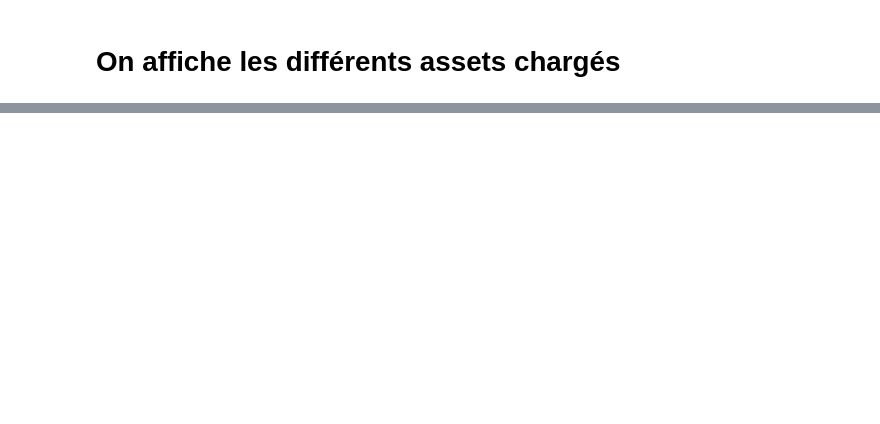
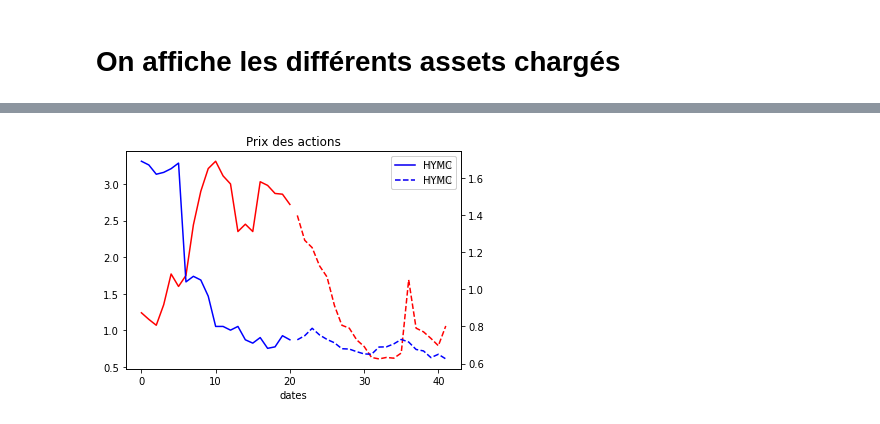
Before and after one commit to FinancialForecastingProject/Prediction, a Jupyter notebook: Notebook.ipynb, the cells around one changed output, grey strips where cells are left out. Drawn from its saved outputs; the diff is of its cells as text; code cells hidden in the pictures; blank space fills up the shorter version.

```diff
--- a/Notebook.ipynb
+++ b/Notebook.ipynb
@@ -13,7 +13,7 @@ class ChartCollectorAPI():
 
     def get_chart(self,symbol:str,charts:List[str]=None,range:str="1mo") -> list:
 
-        apiKeys = [{'x-api-key': "x0lGuGoAQMvr9Uweu7y62z0TwB0rHIx8eSxPwsV4"},{'x-api-key': "mTd2MNVwEe3WFgj5PQ66Tbpq0CyeP8Q7ESjpmYZ2"}]
+        apiKeys = [{'x-api-key': "LgEsoJrl6o6my9g46Xk3y5hYcEEZJyhA3aknepFP"},{'x-api-key': "x0lGuGoAQMvr9Uweu7y62z0TwB0rHIx8eSxPwsV4"},{'x-api-key': "mTd2MNVwEe3WFgj5PQ66Tbpq0CyeP8Q7ESjpmYZ2"},]
 
         for apiKey in apiKeys:
             print(f"API Key used :{apiKey}")
@@ -78,7 +78,7 @@ class ChartCollectorAPI():
 
 
 
-        chart_reference = [value['close'] for value in charts[actif_reference]] #Recup prix de cloture
+        chart_reference_datas = [value['close'] for value in charts[actif_reference]] #Recup prix de cloture
 
 
         # Les données mensuelles sont de taille 21 normalement
@@ -87,10 +87,10 @@ class ChartCollectorAPI():
         date_reference = charts[actif_reference][-data_length*2]['date'] #Recup la première date du graphique reference (WIP)
 
         # Le graphique de reference correspond a l'avant dernier mois (les 21 jours en commencant il y a 42 jours)
-        chart_reference = chart_reference[-data_length*2:-data_length]
+        chart_reference = chart_reference_datas[-data_length*2:-data_length]
 
         # Les données correspondant à ce qu'il s'est passé après soit les 21 derniers jours
-        chart_reference_current_data = chart_reference[-data_length:]
+        chart_reference_current_data = chart_reference_datas[-data_length:]
 
         # On le compare aux autres graphiques
         for actif_comparaison in charts:
@@ -393,4 +390,4 @@ for asset in Analysis.charts:
 # %%
-Analysis.predict("PDD")
+Analysis.predict("MULN")
 Analysis.plot_prediction()
 # %% [output]
@@ -397,0 +397 @@ KeyError: 'PDD'
+[figure, added]
```
Also changed, not shown: parts of 3 cells of this notebook.
